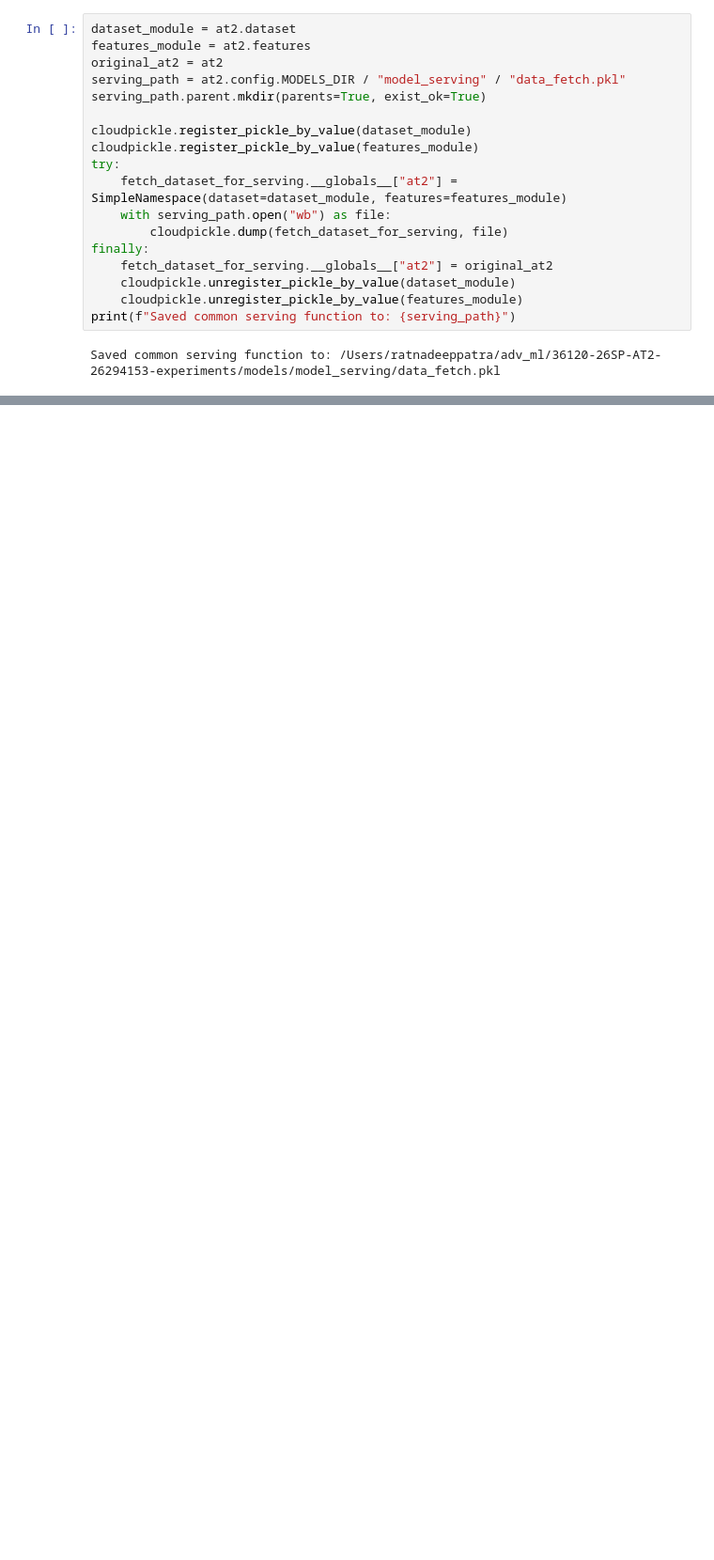
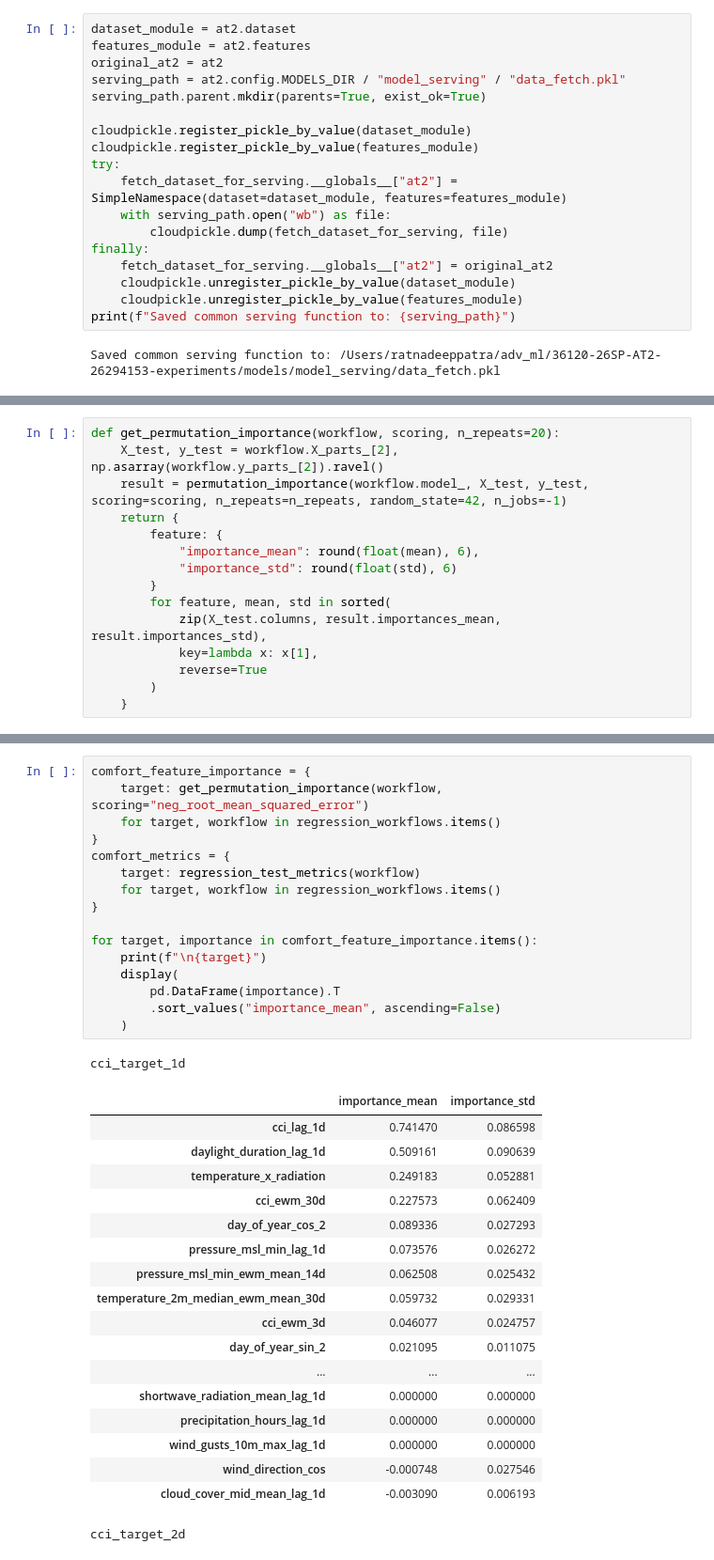
Before and after one commit to RP28/36120-26SP-AT2-26294153-experiments, a Jupyter notebook: notebooks/comfort_climate/36120_26SP_AT2_26294153_experiment_3.ipynb, the cells around one changed output, grey strips where cells are left out. Shown at 94% size. Cells and saved outputs as stored; diff of their text form; blank space fills up the shorter version.

Commit message:
made comfort weather hazard  submission ready

```diff
--- a/notebooks/comfort_climate/36120_26SP_AT2_26294153_experiment_3.ipynb
+++ b/notebooks/comfort_climate/36120_26SP_AT2_26294153_experiment_3.ipynb
@@ -1315,0 +1332,15 @@ Saved common serving function to: /Users/ratnadeeppatra/adv_ml/36120-26SP-AT2-26
+# %%
+def get_permutation_importance(workflow, scoring, n_repeats=20):
+    X_test, y_test = workflow.X_parts_[2], np.asarray(workflow.y_parts_[2]).ravel()
+    result = permutation_importance(workflow.model_, X_test, y_test, scoring=scoring, n_repeats=n_repeats, random_state=42, n_jobs=-1)
+    return {
+        feature: {
+            "importance_mean": round(float(mean), 6),
+            "importance_std": round(float(std), 6)
+        }
+        for feature, mean, std in sorted(
+            zip(X_test.columns, result.importances_mean, result.importances_std),
+            key=lambda x: x[1],
+            reverse=True
+        )
+    }
@@ -1315,0 +1392,36 @@ Saved common serving function to: /Users/ratnadeeppatra/adv_ml/36120-26SP-AT2-26
+# %%
+comfort_feature_importance = {
+    target: get_permutation_importance(workflow, scoring="neg_root_mean_squared_error")
+    for target, workflow in regression_workflows.items()
+}
+comfort_metrics = {
+    target: regression_test_metrics(workflow)
+    for target, workflow in regression_workflows.items()
+}
+
+for target, importance in comfort_feature_importance.items():
+    print(f"\n{target}")
+    display(
+        pd.DataFrame(importance).T
+        .sort_values("importance_mean", ascending=False)
+    )
+# %% [output]
+cci_target_1d
+|  | importance_mean | importance_std |
+| cci_lag_1d | 0.741470 | 0.086598 |
+| daylight_duration_lag_1d | 0.509161 | 0.090639 |
+| temperature_x_radiation | 0.249183 | 0.052881 |
+| cci_ewm_30d | 0.227573 | 0.062409 |
+| day_of_year_cos_2 | 0.089336 | 0.027293 |
+| pressure_msl_min_lag_1d | 0.073576 | 0.026272 |
+| pressure_msl_min_ewm_mean_14d | 0.062508 | 0.025432 |
+| temperature_2m_median_ewm_mean_30d | 0.059732 | 0.029331 |
+| cci_ewm_3d | 0.046077 | 0.024757 |
+| day_of_year_sin_2 | 0.021095 | 0.011075 |
+| ... | ... | ... |
+| shortwave_radiation_mean_lag_1d | 0.000000 | 0.000000 |
+| precipitation_hours_lag_1d | 0.000000 | 0.000000 |
+| wind_gusts_10m_max_lag_1d | 0.000000 | 0.000000 |
+| wind_direction_cos | -0.000748 | 0.027546 |
+| cloud_cover_mid_mean_lag_1d | -0.003090 | 0.006193 |
+cci_target_2d
```
Also changed, not shown: parts of 10 cells of this notebook, 2 other files.
